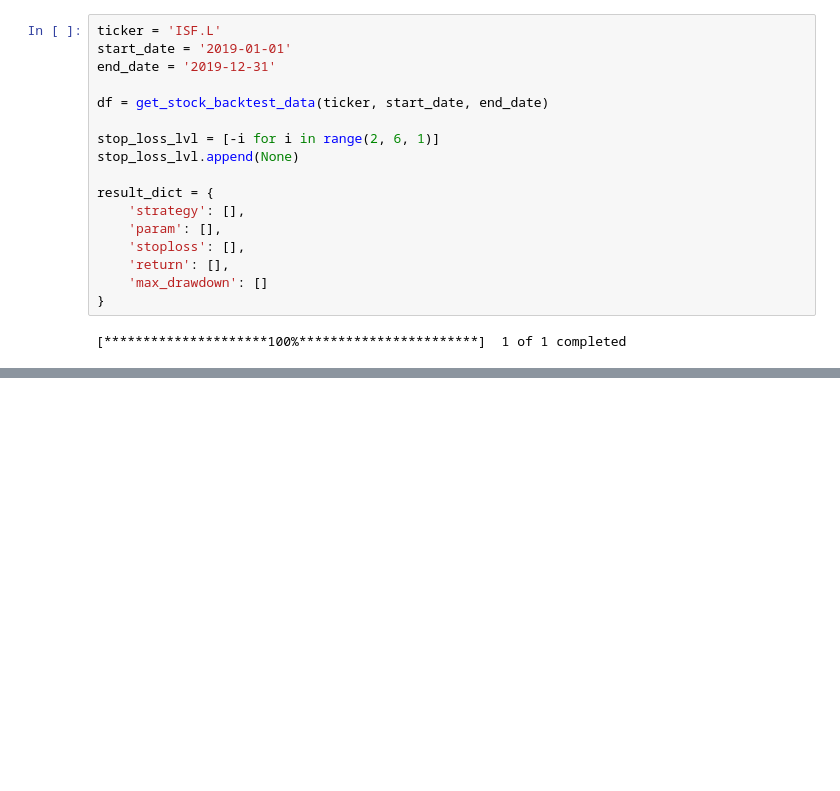
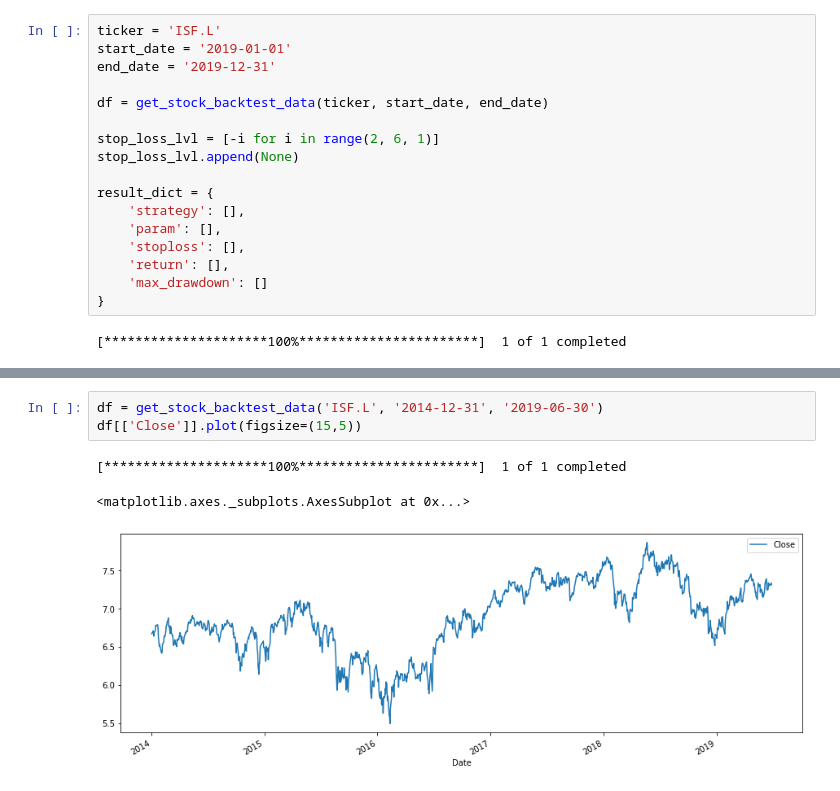
Before and after one commit to bbk-pij-2012-29/trading_with_ta_backtesting, a Jupyter notebook: ta_trading_study.ipynb, the cells around one changed output, grey strips where cells are left out. Drawn from its saved outputs; the diff is of its cells as text; blank space fills up the shorter version.

```diff
--- a/ta_trading_study.ipynb
+++ b/ta_trading_study.ipynb
@@ -1362,0 +1821,7 @@ Running backtest for strategy_Ichmoku - (176/176)
+# %%
+df = get_stock_backtest_data('ISF.L', '2014-12-31', '2019-06-30')
+df[['Close']].plot(figsize=(15,5))
+# %% [output]
+[*********************100%***********************]  1 of 1 completed
+<matplotlib.axes._subplots.AxesSubplot at 0x...>
+[figure, added]
```
Also changed, not shown: parts of 26 cells of this notebook.
